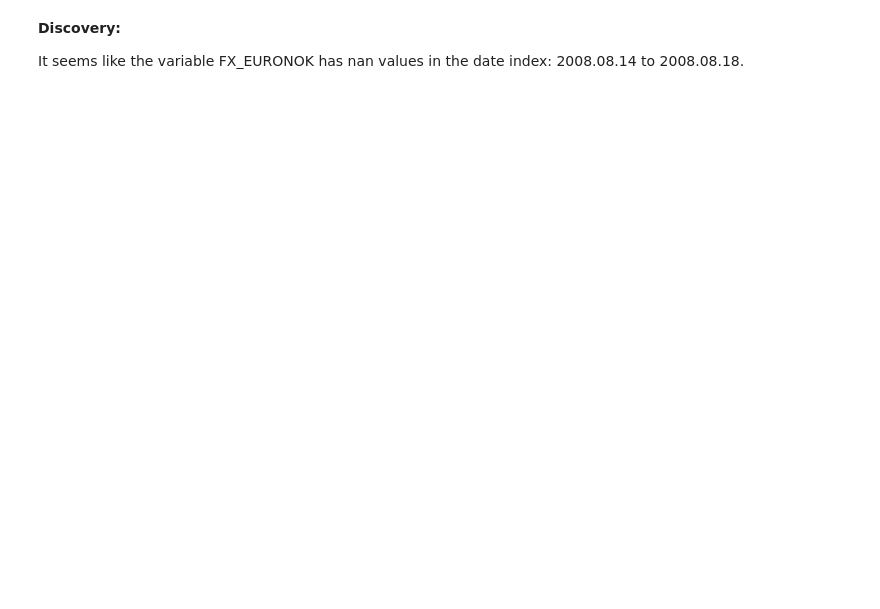
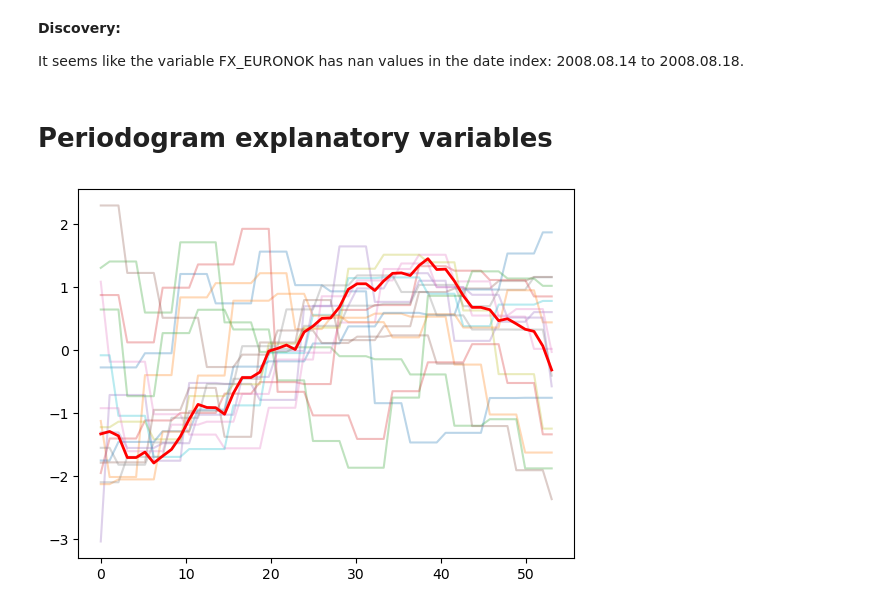
Before and after one commit to DataJakob/Various-School-Projects, a Jupyter notebook: Advanced Topics in Deep Learning/Exploratory_Data_Analysis.ipynb, the cells around one changed output. Cells and saved outputs as stored; diff of their text form; code cells hidden in the pictures; blank space fills up the shorter version.

```diff
--- a/Advanced Topics in Deep Learning/Exploratory_Data_Analysis.ipynb
+++ b/Advanced Topics in Deep Learning/Exploratory_Data_Analysis.ipynb
@@ -129,3 +145,31 @@ df.iloc[394:400]
 # %% [markdown]
 <b> Discovery: </b>
 <p> It seems like the variable FX_EURONOK has nan values in the date index: 2008.08.14 to 2008.08.18. </p>
+# %% [markdown]
+<h1> Periodogram explanatory variables
+# %%
+def norm(X):
+    X = np.array(X)
+    z = (X-X.mean())/X.std()
+    return z
+
+def annual_data(X, column=None):
+    data = []
+    for i in range(0,936,52):
+        sel = X[column].iloc[i:i+52]
+        data.append(sel)
+
+    datacum = []
+    for week in range(52):
+        selcum = [data[year][week] for year in range(18)]
+        datacum.append(np.mean(selcum))
+
+    fig, ax = plt.subplots()
+    for i in range(18):
+        plt.plot(np.linspace(0,53,52),norm(data[i]), alpha=.3)
+    plt.plot(np.linspace(0,53,52),norm(datacum), linewidth=2,color='r')
+    plt.show()
+# %%
+annual_data(df, column='Food_index')
+# %% [output]
+[figure, added]
```
Also changed, not shown: parts of 5 cells of this notebook, 1 other file.
